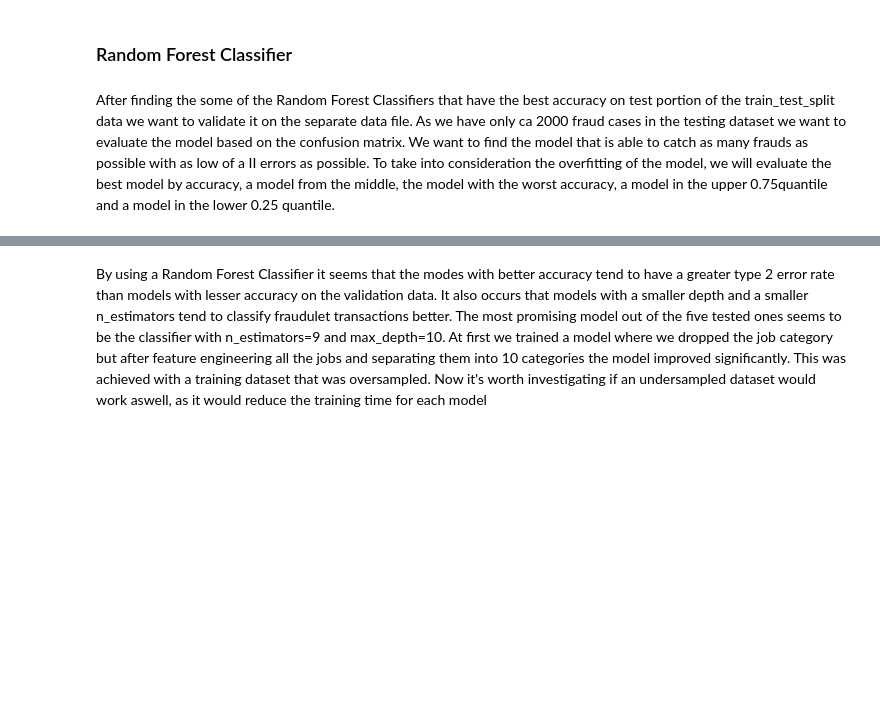
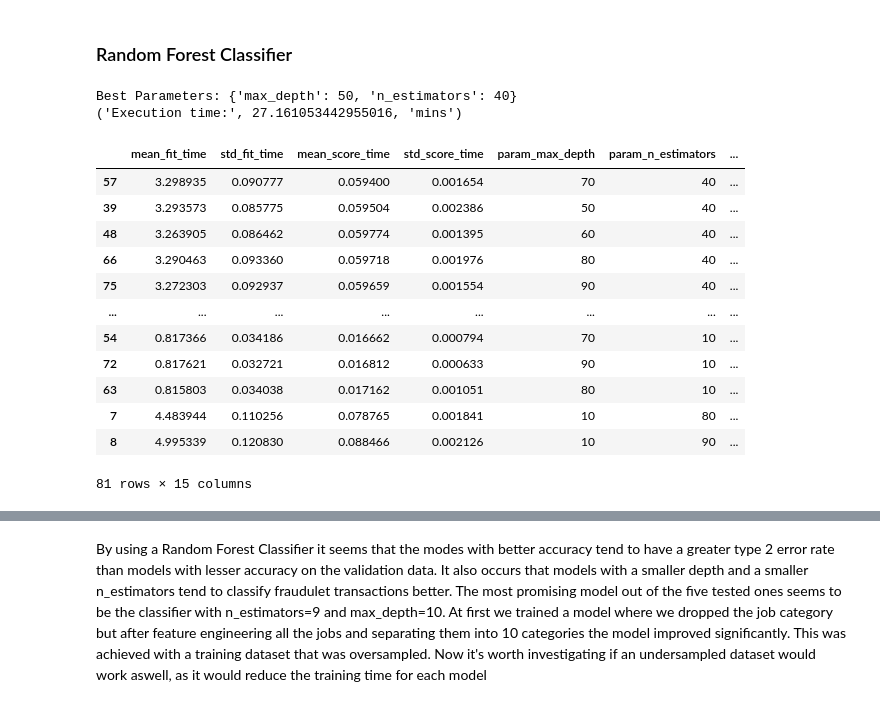
Before and after one commit to maarekarmenoras/IDS-project, a Jupyter notebook: project_file.ipynb, the cells around one changed output, grey strips where cells are left out. Saved outputs shown, nothing was run; the diff lists cells and outputs as text; code cells hidden in the pictures; blank space fills up the shorter version.

```diff
--- a/project_file.ipynb
+++ b/project_file.ipynb
@@ -274,7 +283,28 @@ rf_end = time.time()
 ##Best Parameters: {'max_depth': 30, 'n_estimators': 35}
 ##Execution time: 23.09341367483139
 # %%
+rf_best_params = rf_grid_search.best_params_
 print(f"Best Parameters: {rf_best_params}")
 print(find_execution_time(rf_start, rf_end))
+# %% [output]
+Best Parameters: {'max_depth': 50, 'n_estimators': 40}
+('Execution time:', 27.161053442955016, 'mins')
-# %% [markdown]
-<p> After finding the some of the Random Forest Classifiers that have the best accuracy on test portion of the train_test_split data we want to validate it on the separate data file. As we have only ca 2000 fraud cases in the testing dataset we want to evaluate the model based on the confusion matrix. We want to find the model that is able to catch as many frauds as possible with as low of a II errors as possible. To take into consideration the overfitting of the model, we will evaluate the best model by accuracy, a model from the middle, the model with the worst accuracy, a model in the upper 0.75quantile and a model in the lower 0.25 quantile.
+# %%
+#get all results from grid search
+
+rf_results = pd.DataFrame(rf_grid_search.cv_results_).sort_values(by='rank_test_score')
+rf_results
+# %% [output]
+|  | mean_fit_time | std_fit_time | mean_score_time | std_score_time | param_max_depth | param_n_estimators | ... |
+| 57 | 3.298935 | 0.090777 | 0.059400 | 0.001654 | 70 | 40 | ... |
+| 39 | 3.293573 | 0.085775 | 0.059504 | 0.002386 | 50 | 40 | ... |
+| 48 | 3.263905 | 0.086462 | 0.059774 | 0.001395 | 60 | 40 | ... |
+| 66 | 3.290463 | 0.093360 | 0.059718 | 0.001976 | 80 | 40 | ... |
+| 75 | 3.272303 | 0.092937 | 0.059659 | 0.001554 | 90 | 40 | ... |
+| ... | ... | ... | ... | ... | ... | ... | ... |
+| 54 | 0.817366 | 0.034186 | 0.016662 | 0.000794 | 70 | 10 | ... |
+| 72 | 0.817621 | 0.032721 | 0.016812 | 0.000633 | 90 | 10 | ... |
+| 63 | 0.815803 | 0.034038 | 0.017162 | 0.001051 | 80 | 10 | ... |
+| 7 | 4.483944 | 0.110256 | 0.078765 | 0.001841 | 10 | 80 | ... |
+| 8 | 4.995339 | 0.120830 | 0.088466 | 0.002126 | 10 | 90 | ... |
+81 rows × 15 columns
```
Also changed, not shown: parts of 24 cells of this notebook.
